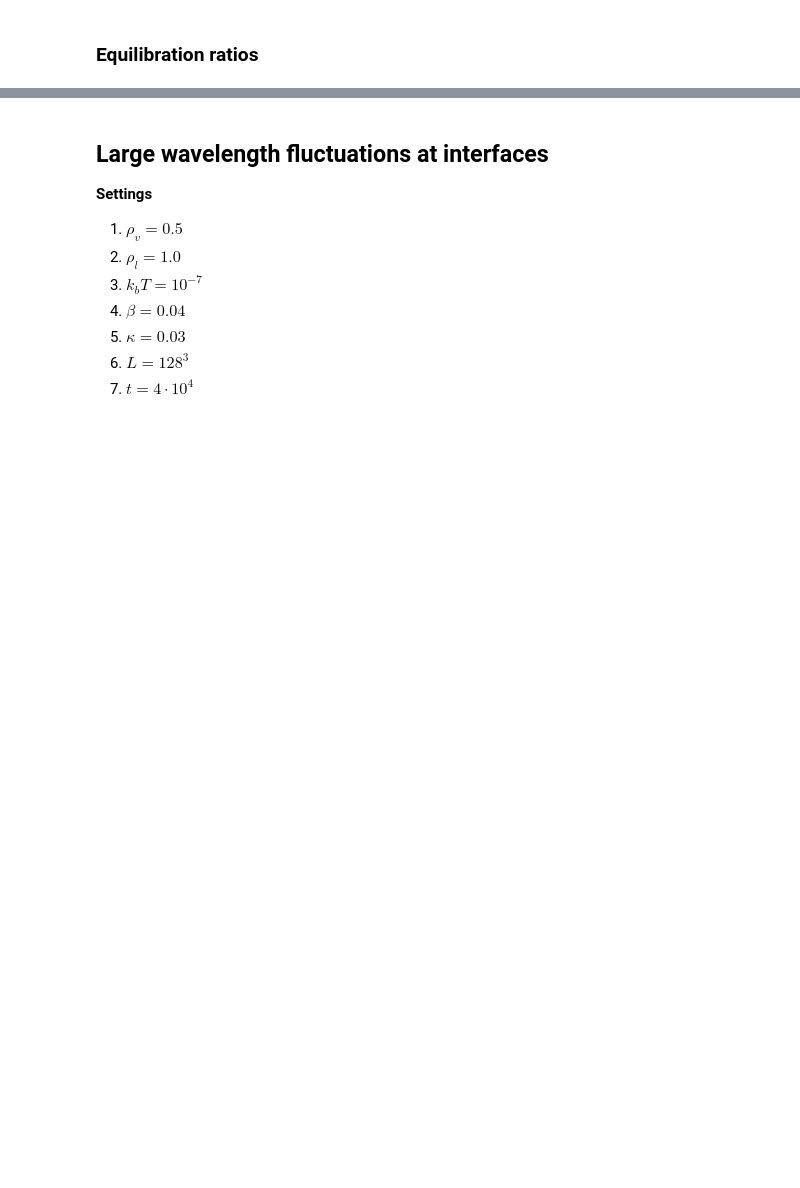
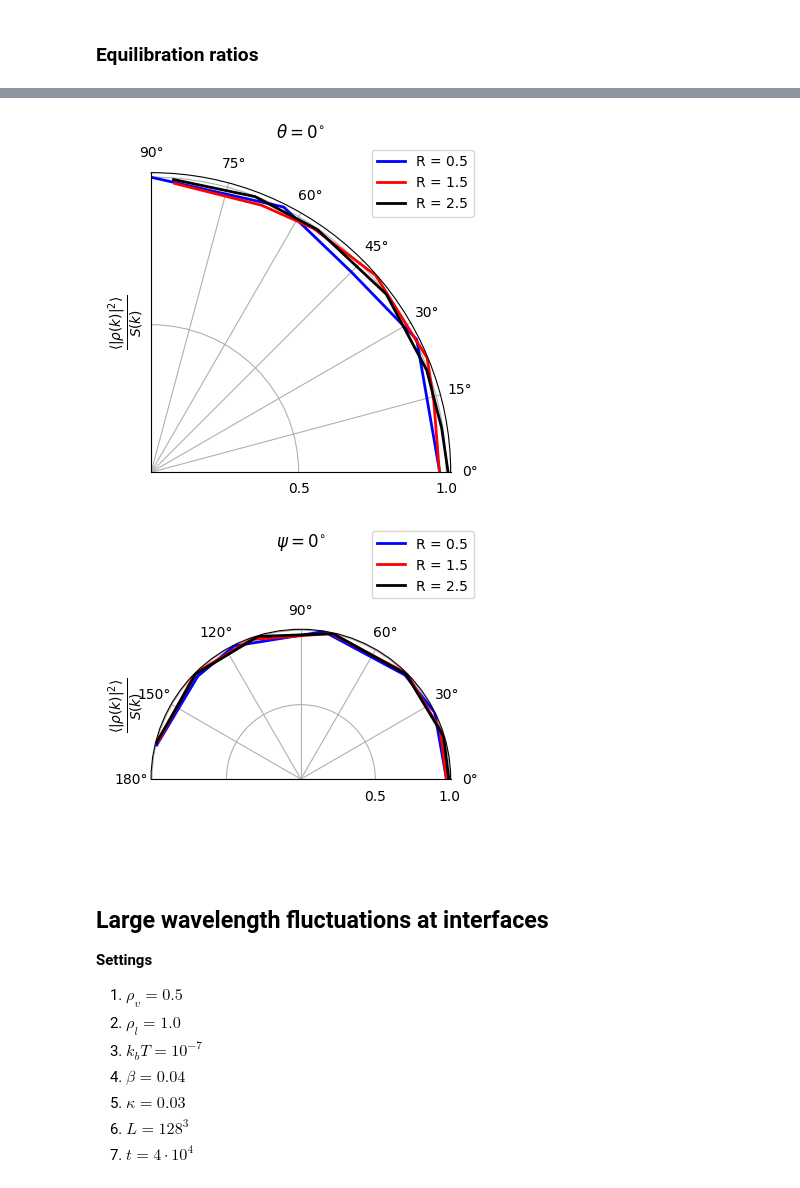
Before and after one commit to nkarthi95/LBMeX, a Jupyter notebook: src_lbm/gross_validation/gross_validation.ipynb, the cells around one changed output, grey strips where cells are left out. Saved outputs shown, nothing was run; the diff lists cells and outputs as text; code cells hidden in the pictures; blank space fills up the shorter version.

```diff
--- a/src_lbm/gross_validation/gross_validation.ipynb
+++ b/src_lbm/gross_validation/gross_validation.ipynb
@@ -819,7 +858,7 @@ ax.set_ylim([0.9, 1.1])
 # %%
 sz = 4
-fig, tax = plt.subplots(1, 1, figsize = (sz, sz), subplot_kw={'projection': 'polar'})
-fig, pax = plt.subplots(1, 1, figsize = (sz, sz), subplot_kw={'projection': 'polar'})
+fig1, tax = plt.subplots(1, 1, figsize = (sz, sz), subplot_kw={'projection': 'polar'})
+fig2, pax = plt.subplots(1, 1, figsize = (sz, sz), subplot_kw={'projection': 'polar'})
 
 colors = ['b', "r", "k"]
 markers = ["o", "s", '^']
@@ -837,34 +876,41 @@ for d in data:
     ax1 = tax
     ax2 = pax
     for i, r in enumerate(radii):
         t, p, sf = radial_equilibration(d, rho_data, radius = r, func=rho_scale, scale_factor = scale_factor)
 
         idxs = np.isclose(np.abs(t), t_angle/180*np.pi, atol = np.pi/L)
         angles = np.abs(p)[idxs]
         segment = sf[idxs]
         angles, segment =  make_bins(angles, binsize, to_bin2 = segment)
         ax1.plot(angles, segment, color = colors[i], label = f"R = {r}",lw = 2)
 
         idxs = np.isclose(np.abs(p), p_angle/180*np.pi, atol = np.pi/L)
         angles = np.abs(t)[idxs]
         segment = sf[idxs]
         angles, segment =  make_bins(angles, binsize, to_bin2 = segment)
         ax2.plot(angles, segment, color = colors[i], label = f"R = {r}",lw = 2)
 
 
     ax1.set_rticks([0.5, 1.0])
     ax1.set_thetalim([0, np.pi/2])
     ax1.set_ylabel(r"$\frac{ \langle | \rho(k) | ^2 \rangle }{S(k)}$", fontsize = 14)
     ax1.legend(loc = 'upper right', bbox_to_anchor=(1.1, 1.1), fancybox=True)
     ax1.set_title(r"$\theta = {{{0}}}^{{\circ}}$".format(t_angle))
 
     ax2.set_rticks([0.5, 1.0])
     ax2.set_thetalim([0, np.pi])
     ax2.set_ylabel(r"$\frac{ \langle | \rho(k) | ^2 \rangle }{S(k)}$", fontsize = 14)
     ax2.legend(loc = 'upper right', bbox_to_anchor=(1.1, 1.1), fancybox=True)
     ax2.set_title(r"$\psi = {{{0}}}^{{\circ}}$".format(p_angle))
 
-fig.tight_layout()
+fig1.tight_layout()
+fig1.savefig("./rho_equilibration_ratio_t.svg")
+
+fig2.tight_layout()
+fig2.savefig("./rho_equilibration_ratio_p.svg")
+# %% [output]
+[figure, added]
+[figure, added]
 # %%
 G.diagonal()[1:4]
 # %%
```
Also changed, not shown: parts of 5 cells of this notebook, 1 other file.
